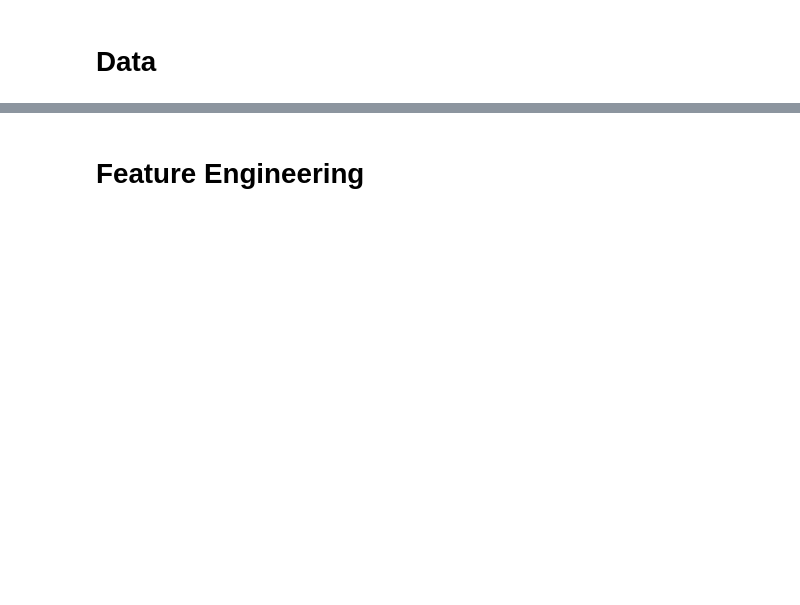
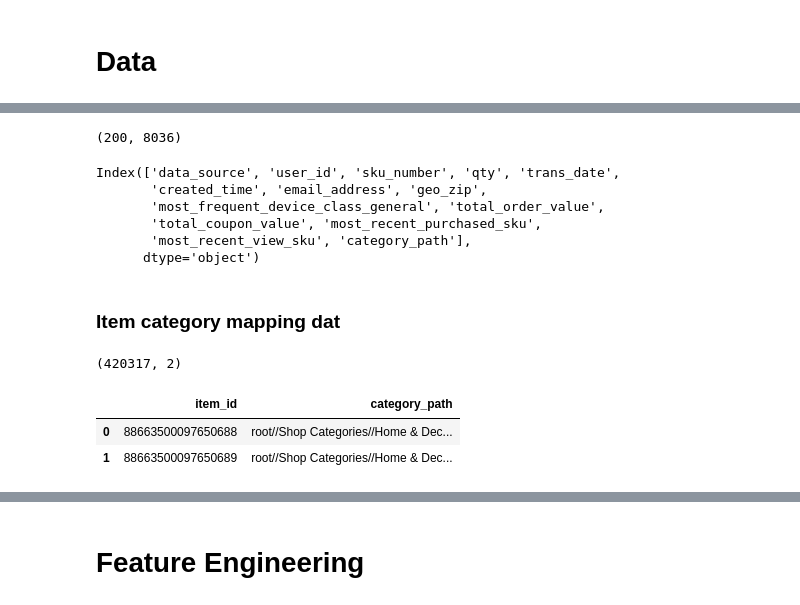
Before and after one commit to lingyu001/Recommendation, a Jupyter notebook: YoutubeDNN_application.ipynb, the cells around one changed output, grey strips where cells are left out. Drawn from its saved outputs; the diff is of its cells as text; code cells hidden in the pictures; blank space fills up the shorter version.

```diff
--- a/YoutubeDNN_application.ipynb
+++ b/YoutubeDNN_application.ipynb
@@ -91,0 +79,13 @@ data['most_recent_purchased_sku'][0]
+# %%
+data['user_id'].nunique(), data['sku_number'].nunique()
+# %% [output]
+(200, 8036)
+# %%
+data.columns
+# %% [output]
+Index(['data_source', 'user_id', 'sku_number', 'qty', 'trans_date',
+       'created_time', 'email_address', 'geo_zip',
+       'most_frequent_device_class_general', 'total_order_value',
+       'total_coupon_value', 'most_recent_purchased_sku',
+       'most_recent_view_sku', 'category_path'],
+      dtype='object')
@@ -91,0 +95,13 @@ data['most_recent_purchased_sku'][0]
+# %% [markdown]
+### Item category mapping dat
+# %%
+df_item = pd.read_csv("sample_data/mik_item_07292022.csv", index_col=False)
+df_item.shape
+# %% [output]
+(420317, 2)
+# %%
+df_item.head(2)
+# %% [output]
+|  | item_id | category_path |
+| 0 | 88663500097650688 | root//Shop Categories//Home & Dec... |
+| 1 | 88663500097650689 | root//Shop Categories//Home & Dec... |
```
Also changed, not shown: parts of 50 cells of this notebook.
